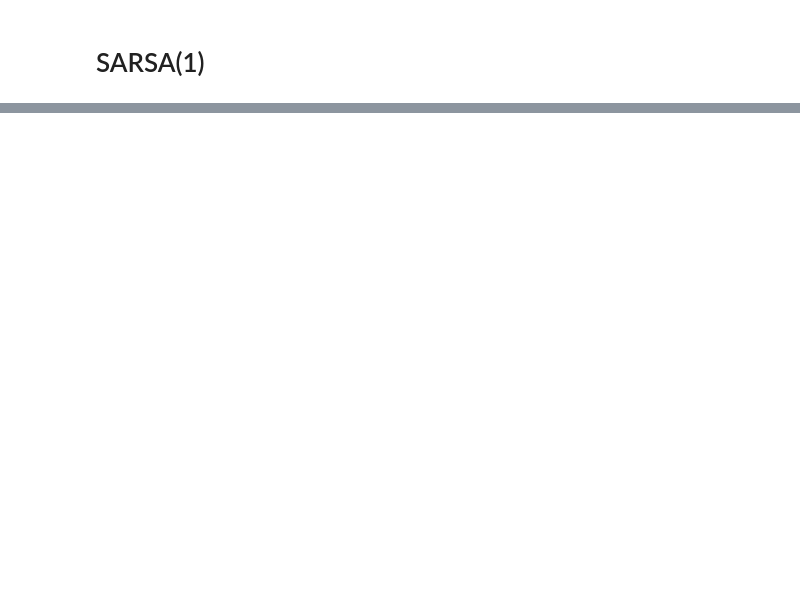
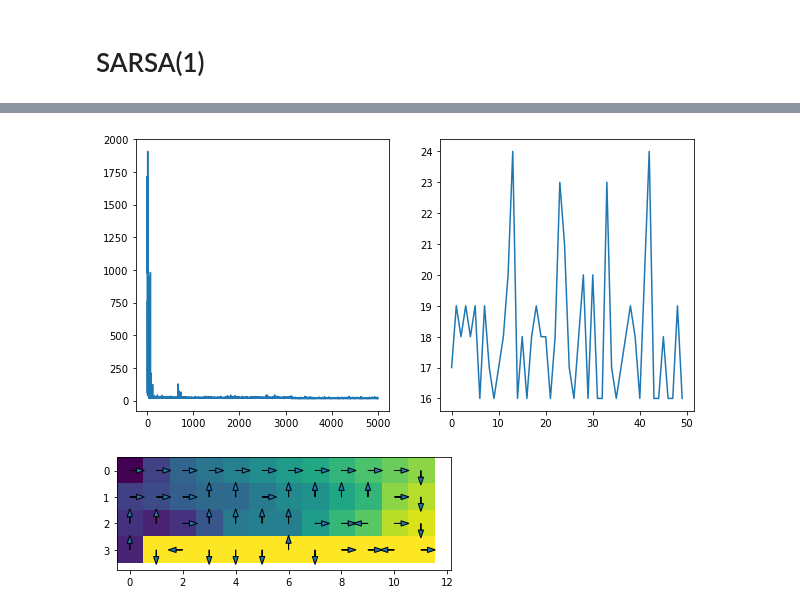
Before and after one commit to yyhhoi/RI_algorithms, a Jupyter notebook: Tabular_SARSA.ipynb, the cells around one changed output, grey strips where cells are left out. Cells and saved outputs as stored; diff of their text form; code cells hidden in the pictures; blank space fills up the shorter version.

Commit message:
N-step Sarsa completed

```diff
--- a/Tabular_SARSA.ipynb
+++ b/Tabular_SARSA.ipynb
@@ -107,0 +110,78 @@ episode 4000, t=16
+# %%
+env = gym.make('CliffWalking-v0')
+obs_dim = 48
+act_dim = 4
+ag = Agent(obs_dim, act_dim, epsilon=0.1)
+gamma = 0.98
+alpha = 0.01
+
+Nstep = 10
+
+Niters = 5000
+all_ts = np.zeros(Niters)
+
+for ni in range(Niters):
+    if ni % 1000 == 0:
+        print('episode %d, t=%d'% (ni, all_ts[ni-1]))
+
+    terminated, truncated = False, False
+    s, _ = env.reset()
+
+    allR_ep = []
+    allS_ep = []
+    allA_ep = []
+    allQ_ep = []
+    t = 0
+    tau = t - Nstep + 1
+
+    while (terminated is False) or (tau < t):
+
+        if terminated is False:
+            a, q_alla_now = ag.a_epsilon_greedy(s)
+            q_now = q_alla_now[a]
+            s_next, r_next, terminated, truncated, _ = env.step(a)
+            a_next, all_q_next = ag.a_epsilon_greedy(s_next)
+            q_next = all_q_next[a_next]
+
+            if terminated:
+                q_next = 0
+
+            allR_ep.append(r_next)
+            allS_ep.append(s)
+            allA_ep.append(a)
+            allQ_ep.append(q_now)
+        else:
+            q_next = 0
+
+        # Nstep = 2, t=1, tau=0
+        if terminated is False:
+            tau = t - Nstep + 1
+        else:
+            tau += 1
+
+        if tau >=0:
+            V = 0
+            max_tau = min(tau+Nstep, t+1)
+            for j in range(tau, max_tau):
+                V += allR_ep[j] * (gamma**(j-tau))
+            V += (gamma ** (j-tau + 1)) * q_next
+
+
+            td_err = V - allQ_ep[tau]
+            ag.qtable[allS_ep[tau], allA_ep[tau]] += alpha * td_err
+
+
+        s = s_next
+
+        if terminated is False:
+            t += 1
+
+    all_ts[ni] = t
+
+
+fig, ax = plt.subplots(1, 2, figsize=(10, 5))
+ax[0].plot(all_ts)
+ax[1].plot(all_ts[-50:])
+fig, ax = plt.subplots()
+vis_cliff_walking(ag.qtable, ax)
+# %% [output]
@@ -107,0 +193,2 @@ episode 4000, t=16
+[figure, added]
+[figure, added]
```
Also changed, not shown: parts of 5 cells of this notebook.
